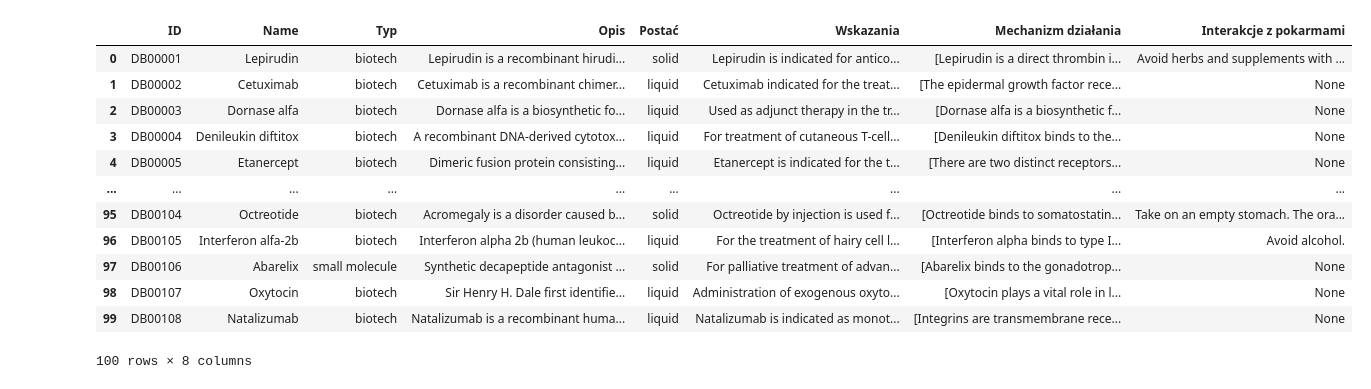
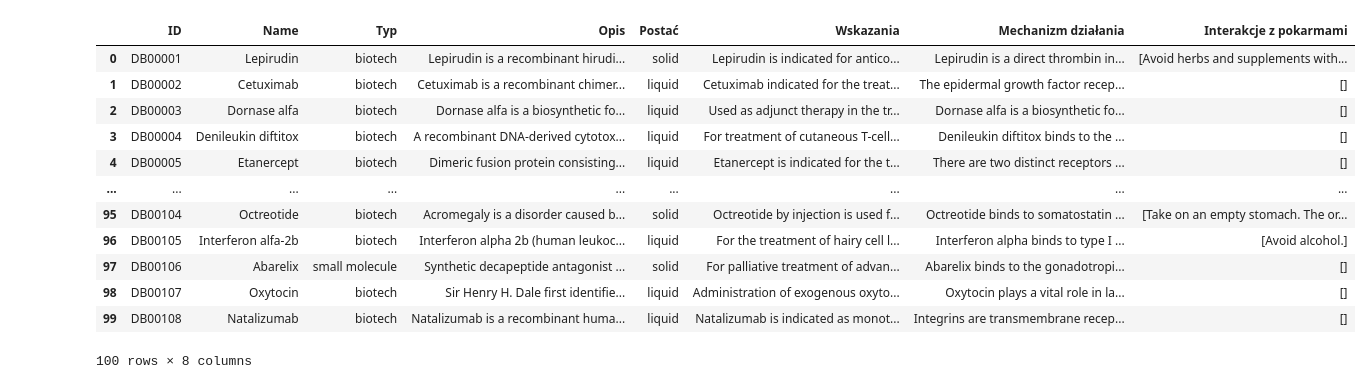
Before and after one commit to pstol123/drugbank-explorer, a Jupyter notebook: 1.ipynb, the cells around one changed output. Saved outputs shown, nothing was run; the diff lists cells and outputs as text; code cells hidden in the pictures.

```diff
--- a/1.ipynb
+++ b/1.ipynb
@@ -1,40 +1,40 @@
 # %%
 from bs4 import BeautifulSoup
 import pandas as pd
 with open("drugbank_partial.xml", 'r') as file:
     xml_page = file.read()
 
 soup = BeautifulSoup(xml_page, 'xml')
 data = soup.find_all(lambda lek: lek.name == 'drug' and lek.has_attr('xmlns'))
 wiersze = []
 
 for lek in data:
-    interakcje = lek.find('food-interactions').find('food-interaction')
+    interakcje = lek.find('food-interactions').find_all('food-interaction')
     lek_info = {
         'ID' : lek.find('drugbank-id').text,
         'Name' : lek.find('name').text,
         'Typ' : lek['type'],
         'Opis' : lek.find('description').text,
         'Postać' : lek.find('state').text,
         'Wskazania' : lek.find('indication').text,
-        'Mechanizm działania': lek.find('mechanism-of-action'),
-        'Interakcje z pokarmami': interakcje.text if interakcje else None
+        'Mechanizm działania': lek.find('mechanism-of-action').text,
+        'Interakcje z pokarmami': [i.text for i in interakcje]
     }
     wiersze.append(lek_info)
 
 wynik = pd.DataFrame(wiersze)
 wynik
 # %% [output]
 |  | ID | Name | Typ | Opis | Postać | Wskazania | Mechanizm działania | Interakcje z pokarmami |
-| 0 | DB00001 | Lepirudin | biotech | Lepirudin is a recombinant hirudi... | solid | Lepirudin is indicated for antico... | [Lepirudin is a direct thrombin i... | Avoid herbs and supplements with ... |
-| 1 | DB00002 | Cetuximab | biotech | Cetuximab is a recombinant chimer... | liquid | Cetuximab indicated for the treat... | [The epidermal growth factor rece... | None |
-| 2 | DB00003 | Dornase alfa | biotech | Dornase alfa is a biosynthetic fo... | liquid | Used as adjunct therapy in the tr... | [Dornase alfa is a biosynthetic f... | None |
-| 3 | DB00004 | Denileukin diftitox | biotech | A recombinant DNA-derived cytotox... | liquid | For treatment of cutaneous T-cell... | [Denileukin diftitox binds to the... | None |
-| 4 | DB00005 | Etanercept | biotech | Dimeric fusion protein consisting... | liquid | Etanercept is indicated for the t... | [There are two distinct receptors... | None |
+| 0 | DB00001 | Lepirudin | biotech | Lepirudin is a recombinant hirudi... | solid | Lepirudin is indicated for antico... | Lepirudin is a direct thrombin in... | [Avoid herbs and supplements with... |
+| 1 | DB00002 | Cetuximab | biotech | Cetuximab is a recombinant chimer... | liquid | Cetuximab indicated for the treat... | The epidermal growth factor recep... | [] |
+| 2 | DB00003 | Dornase alfa | biotech | Dornase alfa is a biosynthetic fo... | liquid | Used as adjunct therapy in the tr... | Dornase alfa is a biosynthetic fo... | [] |
+| 3 | DB00004 | Denileukin diftitox | biotech | A recombinant DNA-derived cytotox... | liquid | For treatment of cutaneous T-cell... | Denileukin diftitox binds to the ... | [] |
+| 4 | DB00005 | Etanercept | biotech | Dimeric fusion protein consisting... | liquid | Etanercept is indicated for the t... | There are two distinct receptors ... | [] |
 | ... | ... | ... | ... | ... | ... | ... | ... | ... |
-| 95 | DB00104 | Octreotide | biotech | Acromegaly is a disorder caused b... | solid | Octreotide by injection is used f... | [Octreotide binds to somatostatin... | Take on an empty stomach. The ora... |
-| 96 | DB00105 | Interferon alfa-2b | biotech | Interferon alpha 2b (human leukoc... | liquid | For the treatment of hairy cell l... | [Interferon alpha binds to type I... | Avoid alcohol. |
-| 97 | DB00106 | Abarelix | small molecule | Synthetic decapeptide antagonist ... | solid | For palliative treatment of advan... | [Abarelix binds to the gonadotrop... | None |
-| 98 | DB00107 | Oxytocin | biotech | Sir Henry H. Dale first identifie... | liquid | Administration of exogenous oxyto... | [Oxytocin plays a vital role in l... | None |
-| 99 | DB00108 | Natalizumab | biotech | Natalizumab is a recombinant huma... | liquid | Natalizumab is indicated as monot... | [Integrins are transmembrane rece... | None |
+| 95 | DB00104 | Octreotide | biotech | Acromegaly is a disorder caused b... | solid | Octreotide by injection is used f... | Octreotide binds to somatostatin ... | [Take on an empty stomach. The or... |
+| 96 | DB00105 | Interferon alfa-2b | biotech | Interferon alpha 2b (human leukoc... | liquid | For the treatment of hairy cell l... | Interferon alpha binds to type I ... | [Avoid alcohol.] |
+| 97 | DB00106 | Abarelix | small molecule | Synthetic decapeptide antagonist ... | solid | For palliative treatment of advan... | Abarelix binds to the gonadotropi... | [] |
+| 98 | DB00107 | Oxytocin | biotech | Sir Henry H. Dale first identifie... | liquid | Administration of exogenous oxyto... | Oxytocin plays a vital role in la... | [] |
+| 99 | DB00108 | Natalizumab | biotech | Natalizumab is a recombinant huma... | liquid | Natalizumab is indicated as monot... | Integrins are transmembrane recep... | [] |
 100 rows × 8 columns
```
Also changed, not shown: parts of 1 cell of this notebook.
